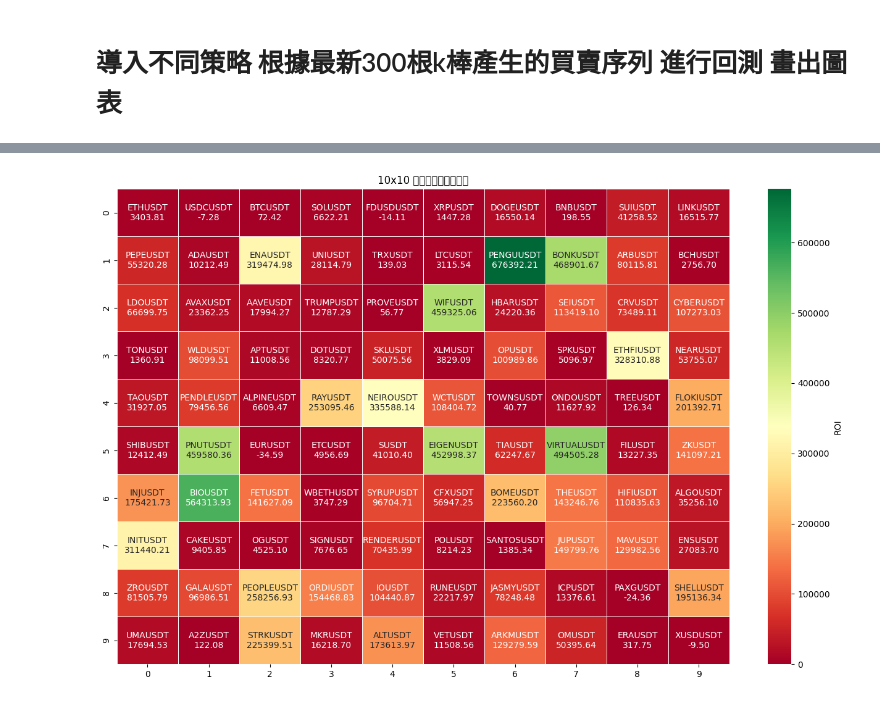
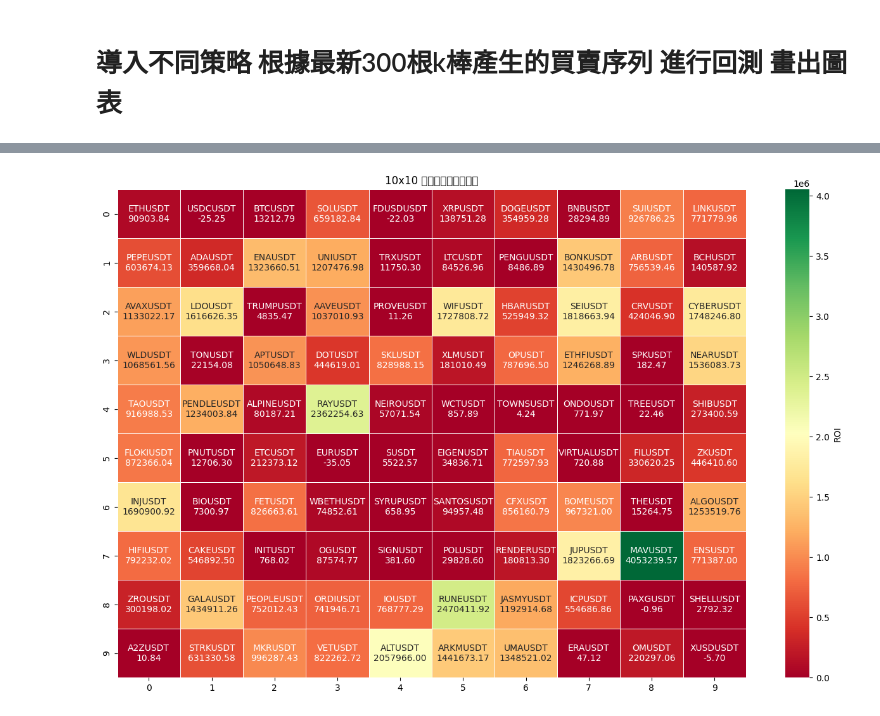
Before and after one commit to skywalker0803r/Vedanta, a Jupyter notebook: backtest_usage.ipynb, the cells around one changed output, grey strips where cells are left out. Drawn from its saved outputs; the diff is of its cells as text; code cells hidden in the pictures.

```diff
--- a/backtest_usage.ipynb
+++ b/backtest_usage.ipynb
@@ -13,7 +13,7 @@ np.random.seed(42)  # ✅ 固定隨機性（可重現性）
 import random
 random.seed(42)
 
-df_signals = turtle_strategy.get_signals('ETHUSDT','1h',datetime.now(),3000)
+df_signals = turtle_strategy.get_signals('ETHUSDT','4h',datetime.now(),3000)
 
 result = backtest_signals(
     df_signals.copy(),
@@ -29,7 +29,7 @@ result = backtest_signals(
     )
 display(pd.DataFrame(result['metric'],index=['metric']).T)
 plot_backtest_result(result)
-display(df_signals[['timestamp','signal','close','stop_loss']].tail(30).style.background_gradient())
+display(df_signals[['timestamp','signal','close','stop_loss']].tail(100).style.background_gradient())
 # %% [output]
 |  | metric |
 | 回測K棒數量 | 3000 |
@@ -97,7 +114,7 @@ metrics = {}
 
 for symbol in tqdm(symbols):
     try:
-        df_signals = turtle_strategy.get_signals(symbol,'1h',datetime.now(),3000)
+        df_signals = turtle_strategy.get_signals(symbol,'4h',datetime.now(),3000)
 
         result = backtest_signals(
             df_signals.copy(),
@@ -107,7 +124,7 @@ for symbol in tqdm(symbols):
             allow_short = True, # 是否做空
             stop_loss = 0.001,       # 停損閾值，例如0.05代表5%
             take_profit = 0.017,     # 停利閾值
-            capital_ratio = 0.10, # 每次使用的資金佔比
+            capital_ratio = 0.1, # 每次使用的資金佔比
             max_hold_bars = 100000,# 最大持有K棒數
             delay_entry=False
             )
@@ -120,31 +137,31 @@ for symbol in tqdm(symbols):
         metrics[symbol] = None  # 可以標記為None來區分異常值
 
 # 轉換成 DataFrame 10x10
 symbols_list = list(metrics.keys())
 roi_list = list(metrics.values())
 
 import numpy as np
 
 df = pd.DataFrame({
     'Symbol': symbols_list,
     'ROI': roi_list
 })
 
 # 過濾掉 ROI 是 None 的幣種
 clean_df = df.dropna(subset=['ROI']).reset_index(drop=True)
 
 # 確保可以 reshape 成 10x10，先取前 100 筆有效資料
 clean_df = clean_df.head(100)
 
 # 建立 ROI 與標籤的矩陣
 roi_matrix = clean_df['ROI'].values.reshape(10, 10).astype(float)
 
 symbol_matrix = clean_df.apply(lambda row: f"{row['Symbol']}\n{row['ROI']}", axis=1).values.reshape(10, 10)
 
 # 畫熱力圖
 plt.figure(figsize=(16, 10))
 sns.heatmap(roi_matrix, annot=symbol_matrix, fmt='', cmap='RdYlGn', linewidths=0.5, cbar_kws={'label': 'ROI'})
 plt.title('10x10 幣種總報酬率熱力圖')
 plt.show()
 # %% [output]
-[figure, old version]
+[figure, new version]
```
Also changed, not shown: parts of 2 cells of this notebook.
